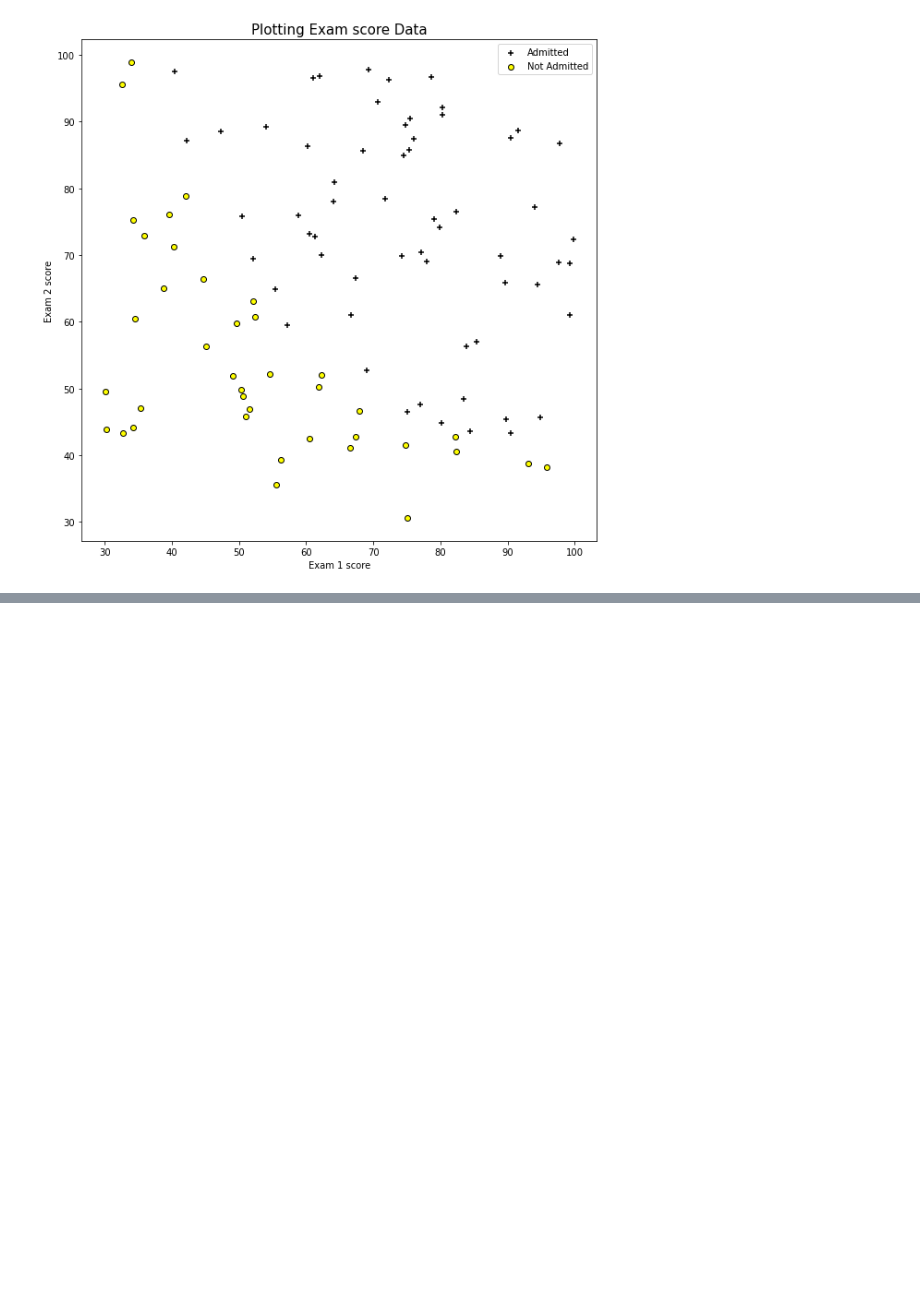
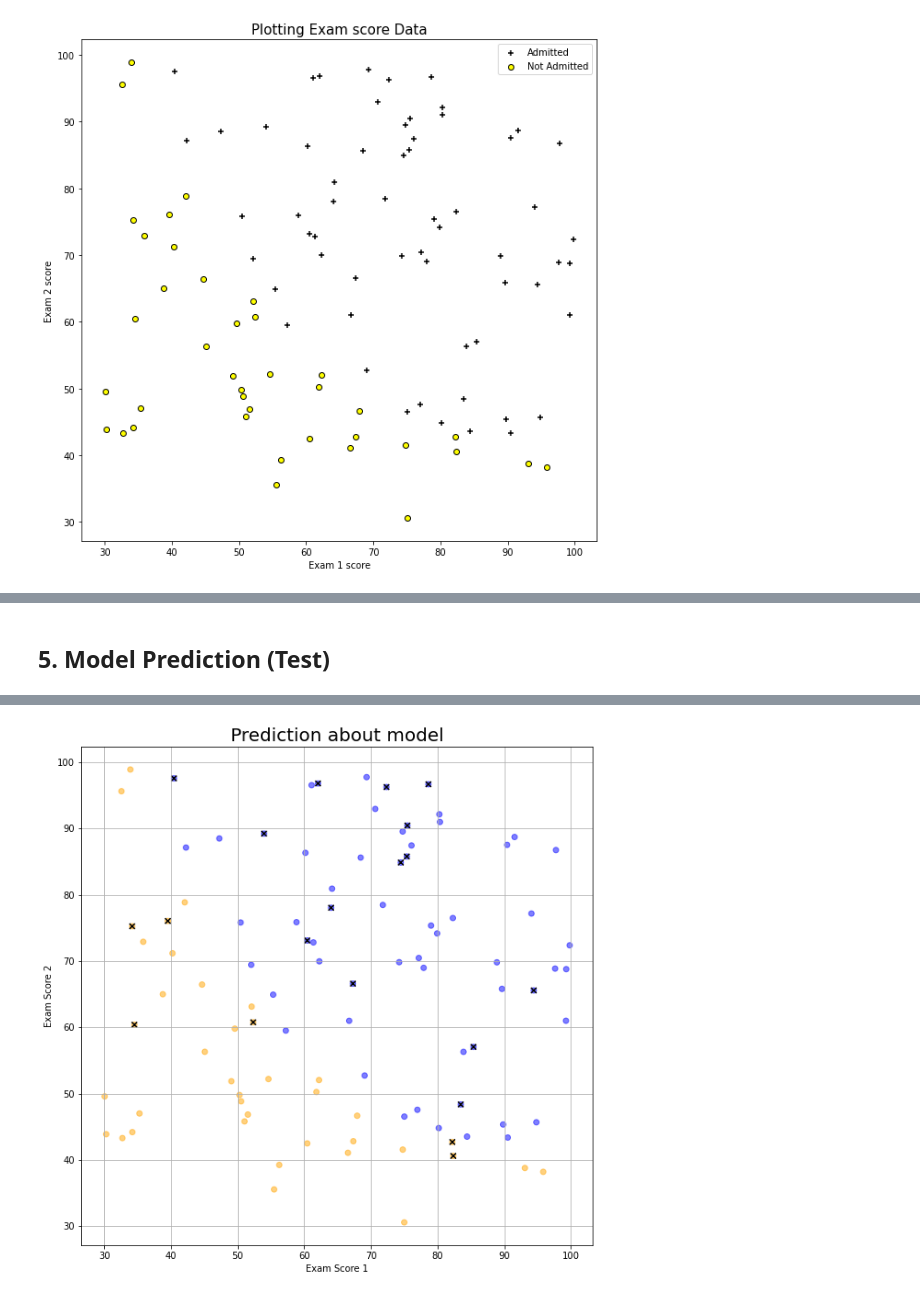
Before and after one commit to jwyeeh-dev/ArtificialControl, a Jupyter notebook: Assignment1/tensorflow_decision_boundary/ex2.ipynb, the cells around one changed output, grey strips where cells are left out. Cells and saved outputs as stored; diff of their text form; code cells hidden in the pictures; blank space fills up the shorter version.

```diff
--- a/Assignment1/tensorflow_decision_boundary/ex2.ipynb
+++ b/Assignment1/tensorflow_decision_boundary/ex2.ipynb
@@ -64,0 +166,20 @@ model.evaluate()
+# %% [markdown]
+## 5. Model Prediction (Test)
+# %%
+predictedLabels = model.predict(x_test)
+predictedLabels = [int(label >= 0.5) for label in predictedLabels]
+
+colors = ['red', 'black']
+colors1 =['orange', 'blue']
+colorsList = [colors1[int(label)] for label in trainLabels]
+colorsListPredicted = [colors[label] for label in predictedLabels]
+
+plt.figure(figsize=(10,10))
+plt.scatter(trainEx1, trainEx2, c=colorsList, alpha=0.5)
+plt.scatter(x_test[:,0], x_test[:,1], c=colorsListPredicted, marker='x')
+plt.title("Prediction about model", fontsize = 20)
+plt.xlabel('Exam Score 1')
+plt.ylabel('Exam Score 2')
+plt.grid()
+plt.show()
+# %% [output]
@@ -64,0 +187 @@ model.evaluate()
+[figure, added]
```
Also changed, not shown: parts of 17 cells of this notebook, 1 other file.
